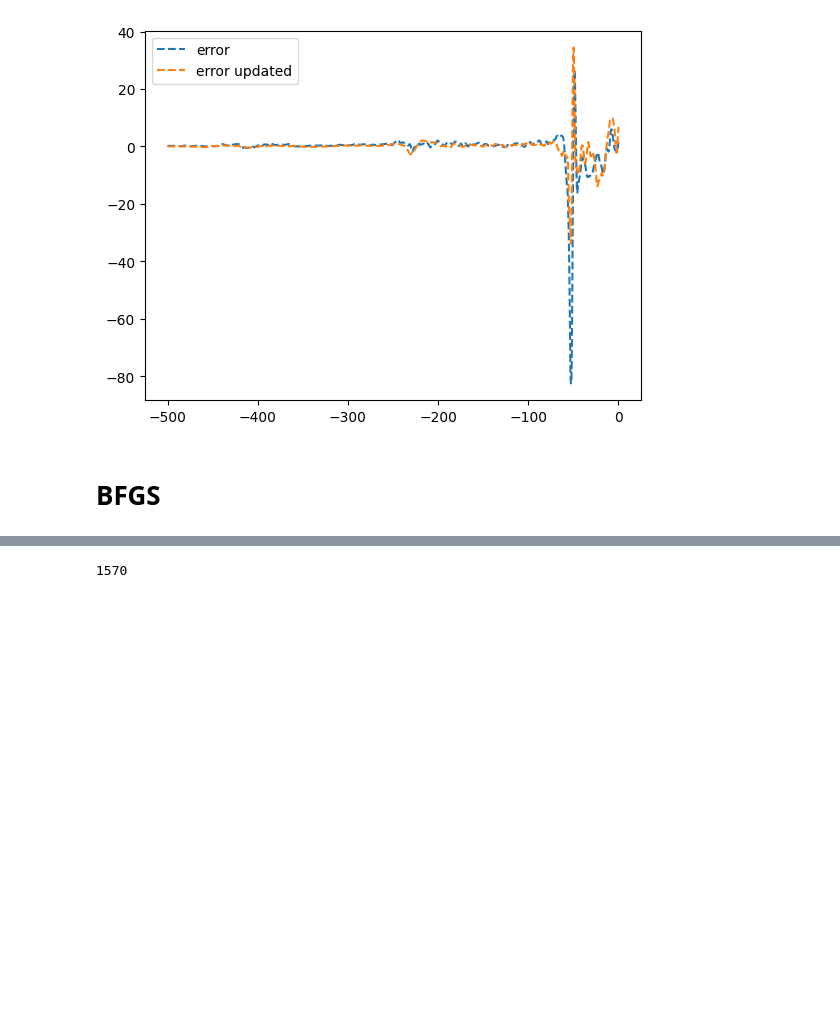
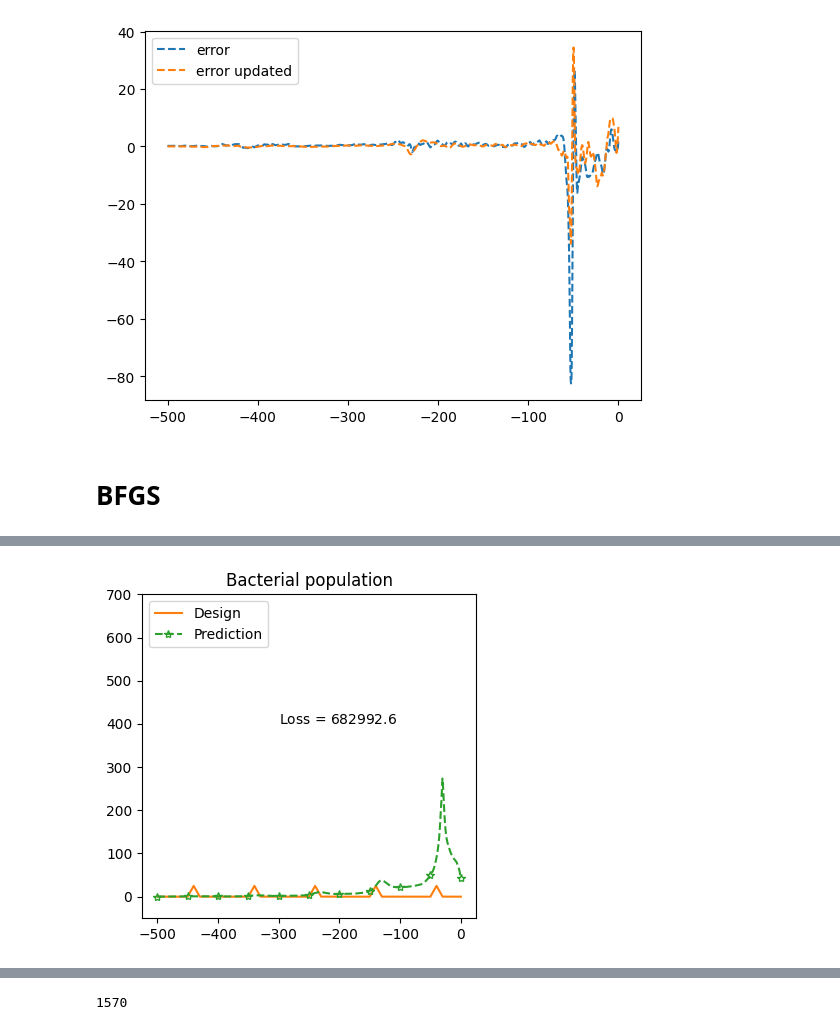
Before and after one commit to zongyi-li/Geo-FNO-catheter, a Jupyter notebook: data_design_length_update.ipynb, the cells around one changed output, grey strips where cells are left out. Cells and saved outputs as stored; diff of their text form; code cells hidden in the pictures; blank space fills up the shorter version.

```diff
--- a/data_design_length_update.ipynb
+++ b/data_design_length_update.ipynb
@@ -549,0 +765,99 @@ L_p, x1, x2, x3, h  =  62.307491302490234 -31.153745651245117 -10.85949325561523
+# %%
+################################################################
+# inverse optimization for 1d
+################################################################
+torch.manual_seed(0)
+np.random.seed(0)
+torch.cuda.manual_seed(0)
+torch.backends.cudnn.deterministic = True
+
+model = torch.load("FNO1d_updated_m12w128e400_noise_mask", map_location=device)
+print(count_params(model))
+
+
+epochs = 250
+
+# constraints
+#               60 < L_p < 250
+#               x1 = -0.5L_p
+#
+#               15 < x3 - x1 < L_p/2
+#             -L_p < x2      < 0
+#               20 < h       < 30
+# def transfer(theta):
+
+
+# sample, uf, L_p, x1, x2, x3, h = inputPara[:, loss_min_ind]
+# L_p, x2, x3, h = 80.0, -22.0, -22.0, 28.0
+L_p, x2, x3, h = 100.0, -40.0, -30.0, 25.0
+# L_p, x2, x3, h = 61.0, -30.0, -12.5, 29.0
+# x2, x3, h = 73.85438537597656, -9.479606628417969, -19.35201644897461, 27.60188102722168
+theta0 =  inv_transfer(L_p, x2, x3, h)
+print("initialize : ", theta0)
+
+theta = torch.tensor(theta0.astype(np.float32) , requires_grad=True)
+print("initialize : ", transfer(theta))
+
+bacteria_pred = []
+L_x = 500
+N_s = 2001
+xx_mask = (torch.linspace(1.0, 0, N_s) * (-L_x)).to(device)
+
+max_iter = 100
+
+optimizer = torch.optim.LBFGS([theta], max_iter=max_iter, lr=1, line_search_fn="strong_wolfe")
+
+loss_min = torch.tensor(np.inf)
+
+loss_all = []
+loss_all_min = []
+theta_min = torch.clone(theta)
+
+plot_id = 0
+
+# first_figure
+L_p, x1, x2, x3, h = transfer(theta)
+x, XC, YC = catheter_mesh_1d_total_length(L_x, L_p, x2, x3, h, N_s)
+out = torch.exp(model(x)).mean(-1).squeeze()
+saveplot(theta, out, "movie/design_iter" + str(plot_id).zfill(4) + ".png")
+plot_id += 1
+
+for ep in range(epochs):
+    t1 = default_timer()
+    def loss_closure():
+        optimizer.zero_grad()
+
+        L_p, x1, x2, x3, h = transfer(theta)
+        x, XC, YC = catheter_mesh_1d_total_length(L_x, L_p, x2, x3, h, N_s)
+
+        out = torch.exp(model(x)).mean(-1).squeeze()
+        loss = torch.sum(torch.matmul(out, xx_mask))* L_x/N_s
+        loss.backward()
+        loss_all.append(loss.item())
+        loss_all_min.append(loss_min)
+        return loss
+
+
+    optimizer.step(loss_closure)
+
+    t2 = default_timer()
+
+    if ep%1==0:
+
+        L_p, x1, x2, x3, h = transfer(theta)
+        x, XC, YC = catheter_mesh_1d_total_length(L_x, L_p, x2, x3, h, N_s)
+        out = torch.exp(model(x)).mean(-1).squeeze()
+        loss = -torch.sum(torch.matmul(out, xx_mask))* L_x/N_s
+        print(ep, len(loss_all), t2 - t1,  "loss = ", loss.item(), "loss_min = ", loss_min.item(),)
+
+        if loss < loss_min:
+
+            theta_min = torch.clone(theta)
+            loss_min = loss
+
+
+#             saveplot(theta, out, "movie/design_iter"+ str(plot_id).zfill(4)+".png")
+#             plot_id += 1
+
+#         theta = theta_min + torch.normal(mean=0.0, std=torch.ones(len(theta))) * 10/(np.log(ep)+1)
+# %% [output]
@@ -549,0 +868 @@ L_p, x1, x2, x3, h  =  62.307491302490234 -31.153745651245117 -10.85949325561523
+[figure, added]
```
Also changed, not shown: parts of 8 cells of this notebook.
